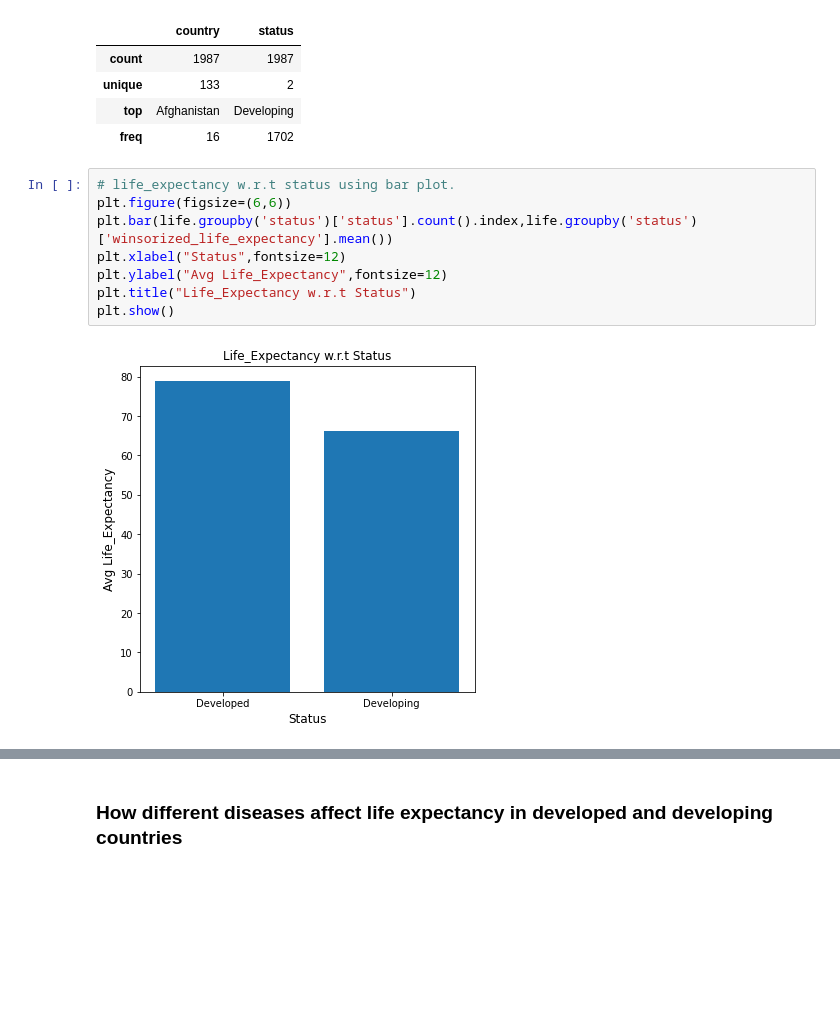
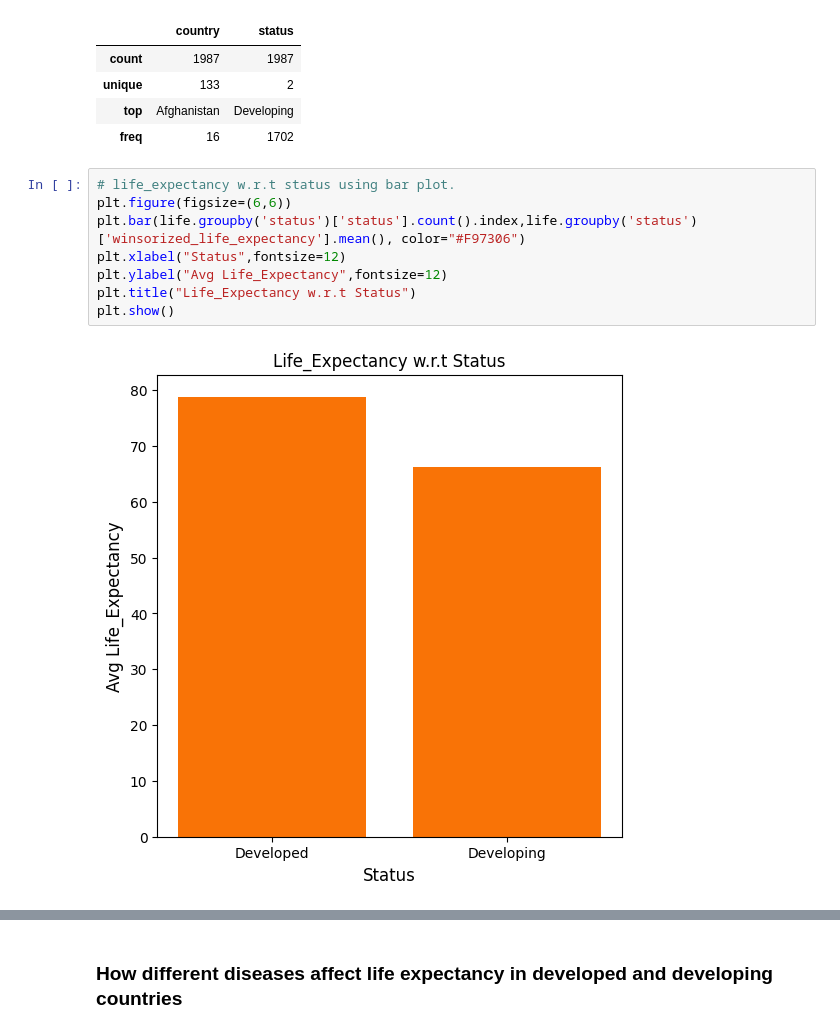
Before and after one commit to notShyam7/life-expectancy, a Jupyter notebook: LifeExpectancy.ipynb, the cells around one changed output, grey strips where cells are left out. Saved outputs shown, nothing was run; the diff lists cells and outputs as text; blank space fills up the shorter version.

```diff
--- a/LifeExpectancy.ipynb
+++ b/LifeExpectancy.ipynb
@@ -705,13 +706,13 @@ life.describe(include=['O'])
 # %%
 # life_expectancy w.r.t status using bar plot.
 plt.figure(figsize=(6,6))
-plt.bar(life.groupby('status')['status'].count().index,life.groupby('status')['winsorized_life_expectancy'].mean())
+plt.bar(life.groupby('status')['status'].count().index,life.groupby('status')['winsorized_life_expectancy'].mean(), color="#F97306")
 plt.xlabel("Status",fontsize=12)
 plt.ylabel("Avg Life_Expectancy",fontsize=12)
 plt.title("Life_Expectancy w.r.t Status")
 plt.show()
 # %% [output]
-[figure, old version]
+[figure, new version]
 # %%
 # life_expectancy w.r.t country using bar plot.
 life_country = life.groupby('country')['winsorized_life_expectancy'].mean()
```
Also changed, not shown: parts of 13 cells of this notebook.
